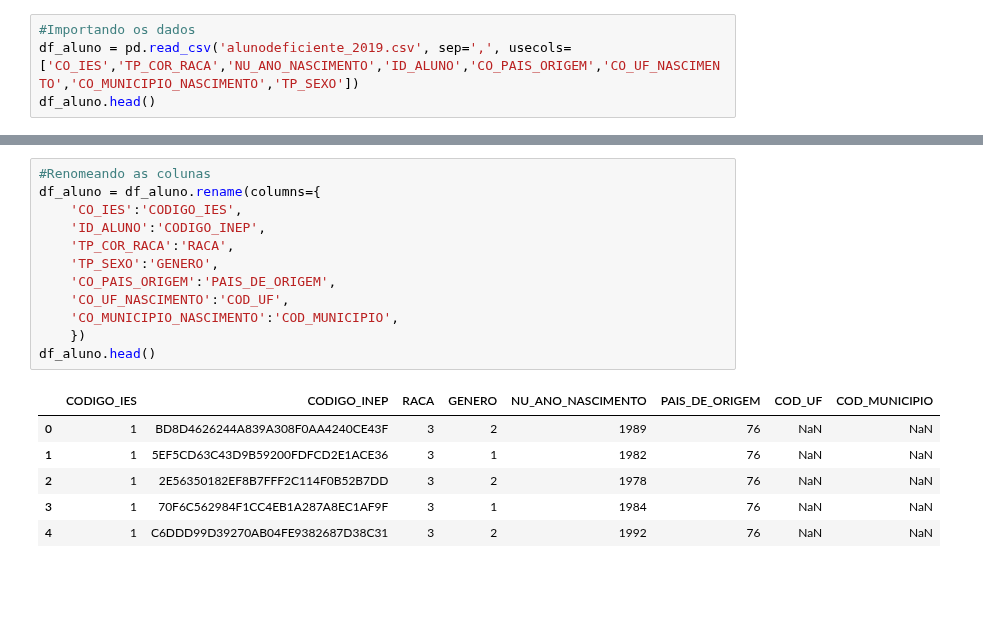
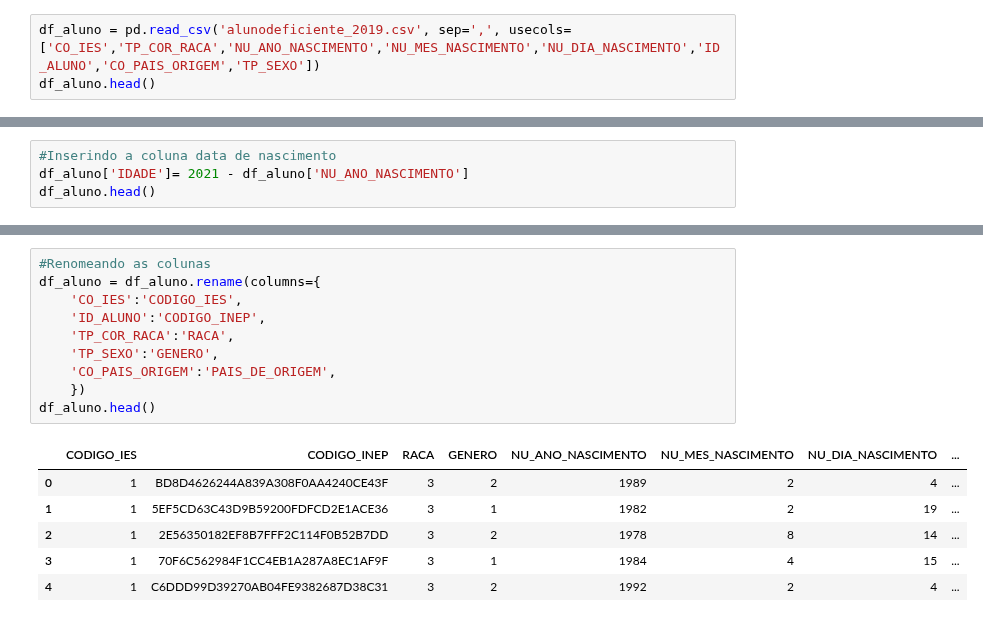
Before and after one commit to roxacarv/edulearn, a Jupyter notebook: md_edulearn.ipynb, the cells around one changed output, grey strips where cells are left out. Drawn from its saved outputs; the diff is of its cells as text; blank space fills up the shorter version.

Commit message:
[MD] Preparando os arquivos csv para o data warehouse

```diff
--- a/md_edulearn.ipynb
+++ b/md_edulearn.ipynb
@@ -35,5 +42,4 @@ Organização e tratamento dos dados para criação de arquivo csv para carregam
 # %%
-#Importando os dados
-df_aluno = pd.read_csv('alunodeficiente_2019.csv', sep=',', usecols=['CO_IES','TP_COR_RACA','NU_ANO_NASCIMENTO','ID_ALUNO','CO_PAIS_ORIGEM','CO_UF_NASCIMENTO','CO_MUNICIPIO_NASCIMENTO','TP_SEXO'])
+df_aluno = pd.read_csv('alunodeficiente_2019.csv', sep=',', usecols=['CO_IES','TP_COR_RACA','NU_ANO_NASCIMENTO','NU_MES_NASCIMENTO','NU_DIA_NASCIMENTO','ID_ALUNO','CO_PAIS_ORIGEM','TP_SEXO'])
 df_aluno.head()
 # %% [output]
@@ -45,0 +52,4 @@ df_aluno.head()
+# %%
+#Inserindo a coluna data de nascimento
+df_aluno['IDADE']= 2021 - df_aluno['NU_ANO_NASCIMENTO']
+df_aluno.head()
@@ -46,19 +63,17 @@ df_aluno.head()
 # %%
 #Renomeando as colunas
 df_aluno = df_aluno.rename(columns={
     'CO_IES':'CODIGO_IES',
     'ID_ALUNO':'CODIGO_INEP',
     'TP_COR_RACA':'RACA',
     'TP_SEXO':'GENERO',
     'CO_PAIS_ORIGEM':'PAIS_DE_ORIGEM',
-    'CO_UF_NASCIMENTO':'COD_UF',
-    'CO_MUNICIPIO_NASCIMENTO':'COD_MUNICIPIO',
     })
 df_aluno.head()
 # %% [output]
-|  | CODIGO_IES | CODIGO_INEP | RACA | GENERO | NU_ANO_NASCIMENTO | PAIS_DE_ORIGEM | COD_UF | COD_MUNICIPIO |
-| 0 | 1 | BD8D4626244A839A308F0AA4240CE43F | 3 | 2 | 1989 | 76 | NaN | NaN |
-| 1 | 1 | 5EF5CD63C43D9B59200FDFCD2E1ACE36 | 3 | 1 | 1982 | 76 | NaN | NaN |
-| 2 | 1 | 2E56350182EF8B7FFF2C114F0B52B7DD | 3 | 2 | 1978 | 76 | NaN | NaN |
-| 3 | 1 | 70F6C562984F1CC4EB1A287A8EC1AF9F | 3 | 1 | 1984 | 76 | NaN | NaN |
-| 4 | 1 | C6DDD99D39270AB04FE9382687D38C31 | 3 | 2 | 1992 | 76 | NaN | NaN |
+|  | CODIGO_IES | CODIGO_INEP | RACA | GENERO | NU_ANO_NASCIMENTO | NU_MES_NASCIMENTO | NU_DIA_NASCIMENTO | ... |
+| 0 | 1 | BD8D4626244A839A308F0AA4240CE43F | 3 | 2 | 1989 | 2 | 4 | ... |
+| 1 | 1 | 5EF5CD63C43D9B59200FDFCD2E1ACE36 | 3 | 1 | 1982 | 2 | 19 | ... |
+| 2 | 1 | 2E56350182EF8B7FFF2C114F0B52B7DD | 3 | 2 | 1978 | 8 | 14 | ... |
+| 3 | 1 | 70F6C562984F1CC4EB1A287A8EC1AF9F | 3 | 1 | 1984 | 4 | 15 | ... |
+| 4 | 1 | C6DDD99D39270AB04FE9382687D38C31 | 3 | 2 | 1992 | 2 | 4 | ... |
```
Also changed, not shown: parts of 152 cells of this notebook.
